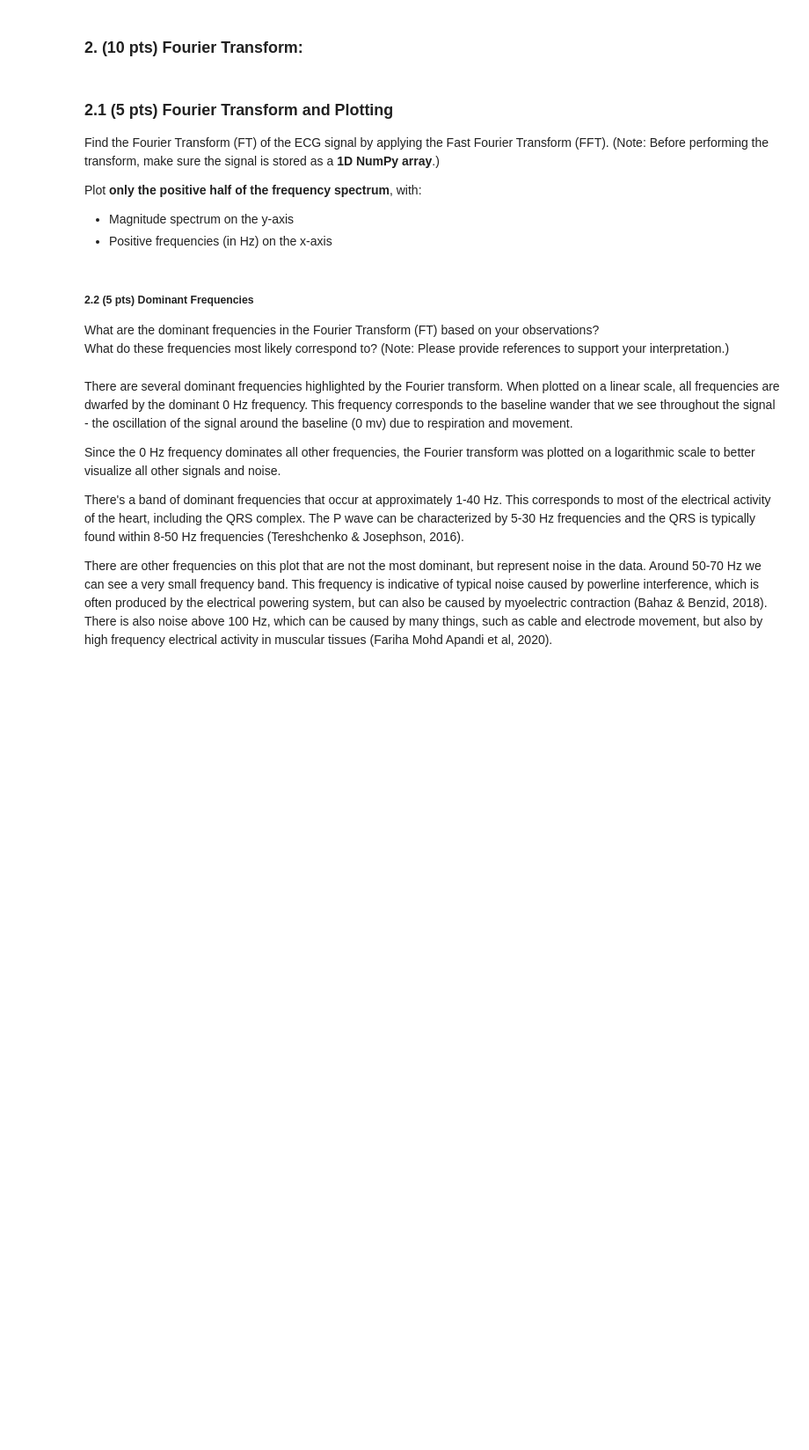
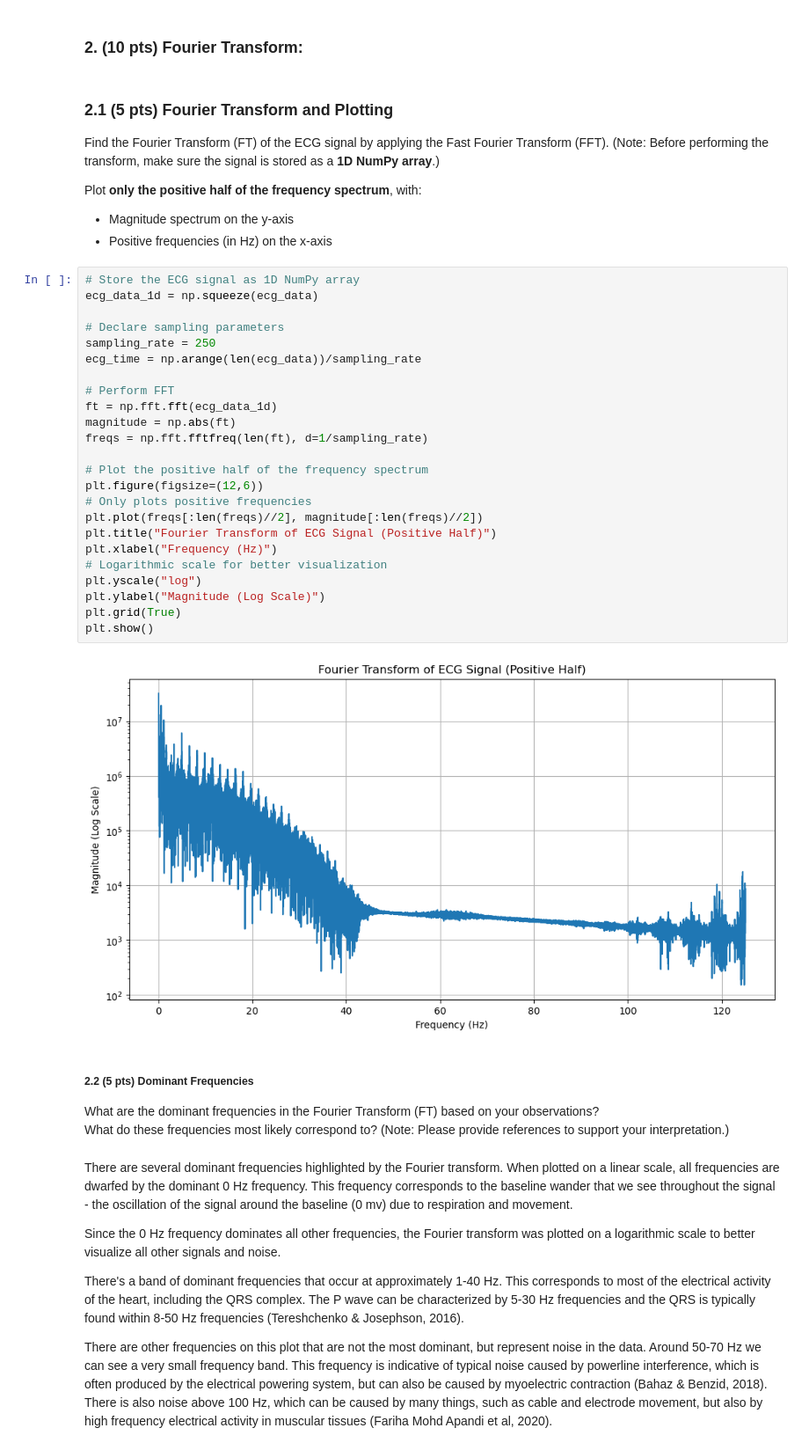
Before and after one commit to aless-sm/ECG-Asystole-Detection, a Jupyter notebook: ECG_Asystole_Detection.ipynb, the cells around one changed output. Shown at 88% size. Cells and saved outputs as stored; diff of their text form; blank space fills up the shorter version.

Commit message:
Find fourier transform of ECG signal

```diff
--- a/ECG_Asystole_Detection.ipynb
+++ b/ECG_Asystole_Detection.ipynb
@@ -99,6 +99,32 @@ Find the Fourier Transform (FT) of the ECG signal by applying the Fast Fourier T
 Plot **only the positive half of the frequency spectrum**, with:
 - Magnitude spectrum on the y-axis
 - Positive frequencies (in Hz) on the x-axis
+# %%
+# Store the ECG signal as 1D NumPy array
+ecg_data_1d = np.squeeze(ecg_data)
+
+# Declare sampling parameters
+sampling_rate = 250
+ecg_time = np.arange(len(ecg_data))/sampling_rate
+
+# Perform FFT
+ft = np.fft.fft(ecg_data_1d)
+magnitude = np.abs(ft)
+freqs = np.fft.fftfreq(len(ft), d=1/sampling_rate)
+
+# Plot the positive half of the frequency spectrum
+plt.figure(figsize=(12,6))
+# Only plots positive frequencies
+plt.plot(freqs[:len(freqs)//2], magnitude[:len(freqs)//2])
+plt.title("Fourier Transform of ECG Signal (Positive Half)")
+plt.xlabel("Frequency (Hz)")
+# Logarithmic scale for better visualization
+plt.yscale("log")
+plt.ylabel("Magnitude (Log Scale)")
+plt.grid(True)
+plt.show()
+# %% [output]
+[figure, added]
 # %% [markdown]
 ##### 2.2 (5 pts) Dominant Frequencies
 
```
